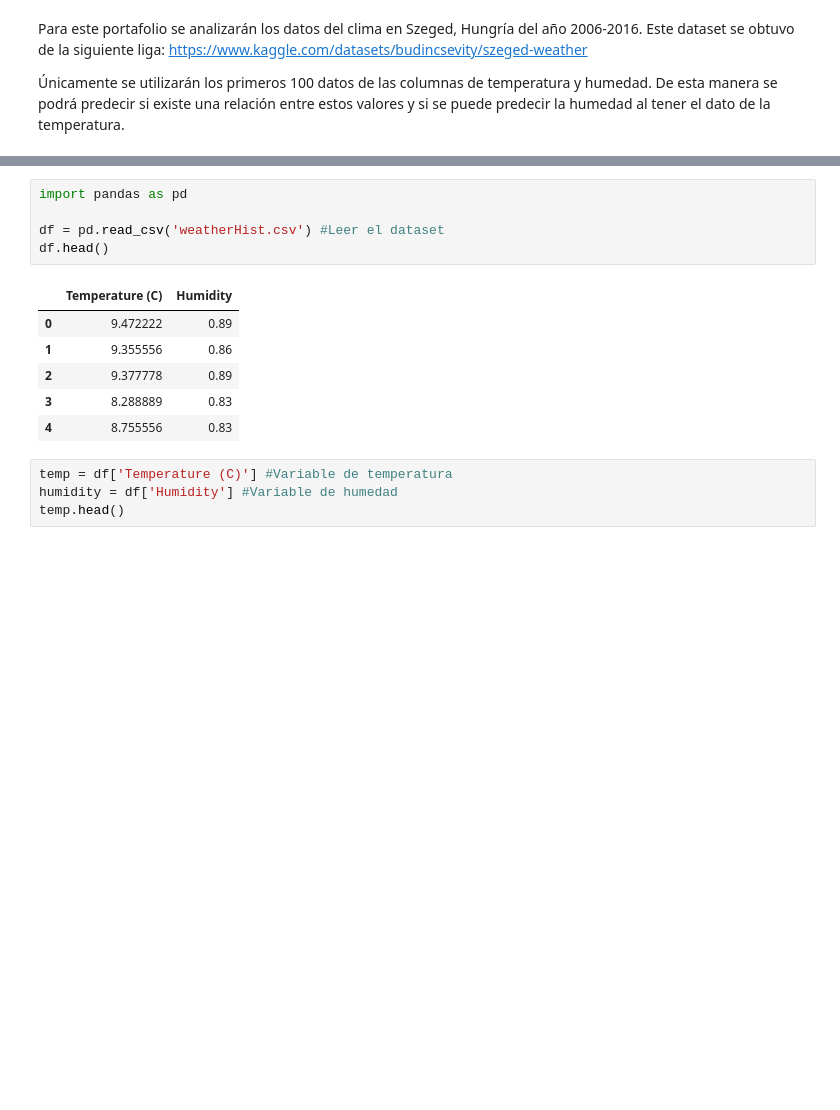
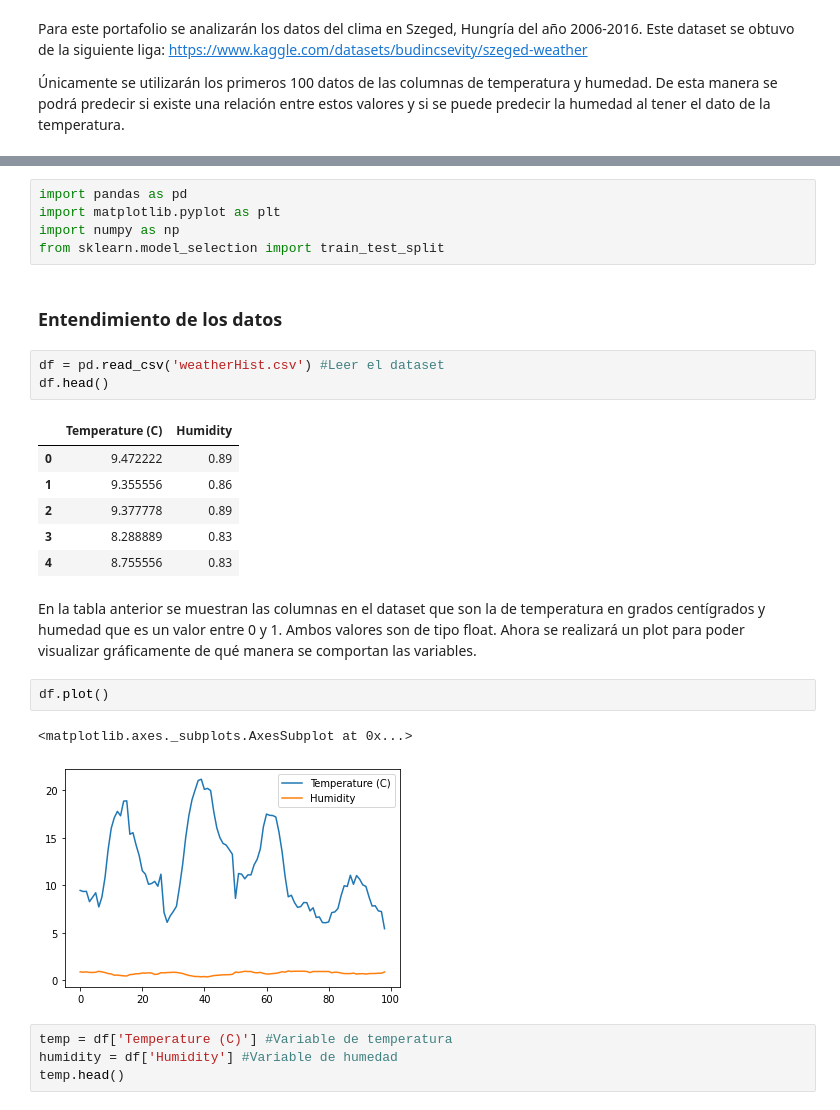
Before and after one commit to A01750185/RetroM2-AprendizajeMaquina, a Jupyter notebook: MomentoRetroM2.ipynb, the cells around one changed output, grey strips where cells are left out. Drawn from its saved outputs; the diff is of its cells as text; blank space fills up the shorter version.

Commit message:
Entrega final

```diff
--- a/MomentoRetroM2.ipynb
+++ b/MomentoRetroM2.ipynb
@@ -9,6 +25,11 @@ Para este portafolio se analizarán los datos del clima en Szeged, Hungría del
+# %%
+import pandas as pd
+import matplotlib.pyplot as plt
+import numpy as np
+from sklearn.model_selection import train_test_split
+# %% [markdown]
+### **Entendimiento de los datos**
 # %%
-import pandas as pd
-
 df = pd.read_csv('weatherHist.csv') #Leer el dataset
 df.head()
 # %% [output]
@@ -18,6 +39,14 @@ df.head()
 | 2 | 9.377778 | 0.89 |
 | 3 | 8.288889 | 0.83 |
 | 4 | 8.755556 | 0.83 |
+# %% [markdown]
+En la tabla anterior se muestran las columnas en el dataset que son la de temperatura en grados centígrados y humedad que es un valor entre 0 y 1. Ambos valores son de tipo float.
+Ahora se realizará un plot para poder visualizar gráficamente de qué manera se comportan las variables.
+# %%
+df.plot()
+# %% [output]
+<matplotlib.axes._subplots.AxesSubplot at 0x...>
+[figure, added]
 # %%
 temp = df['Temperature (C)'] #Variable de temperatura
 humidity = df['Humidity'] #Variable de humedad
```
Also changed, not shown: parts of 28 cells of this notebook, 2 other files.
